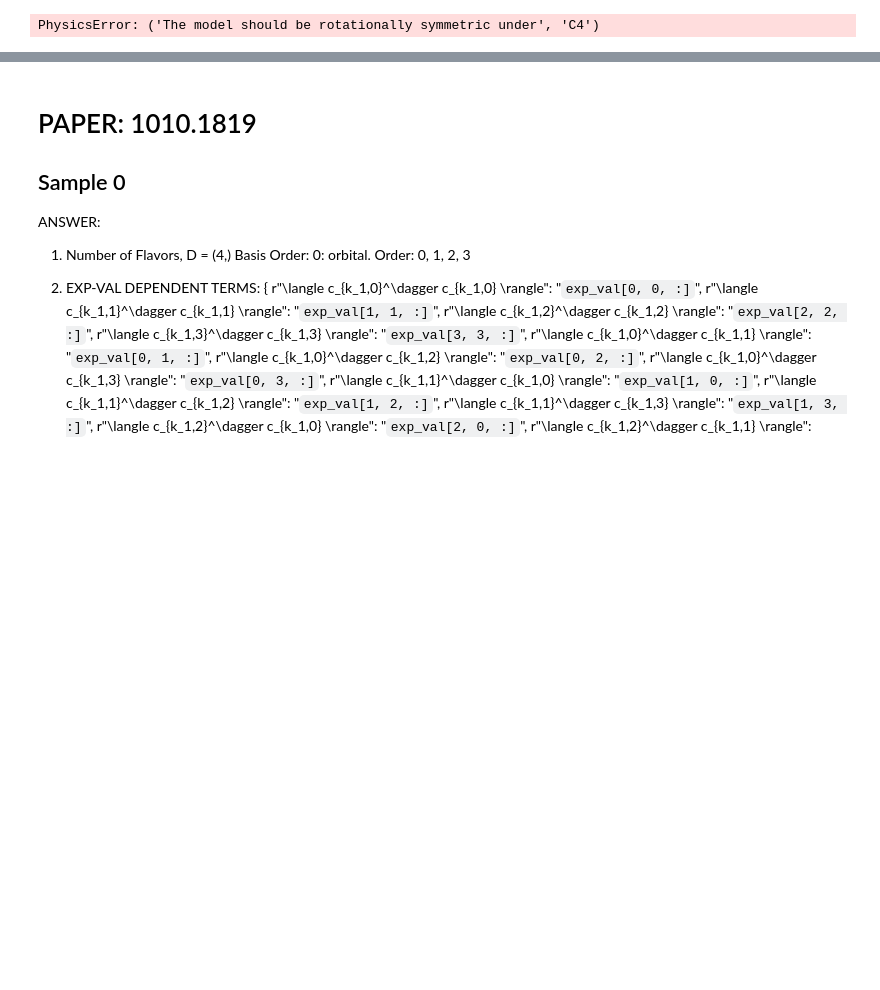
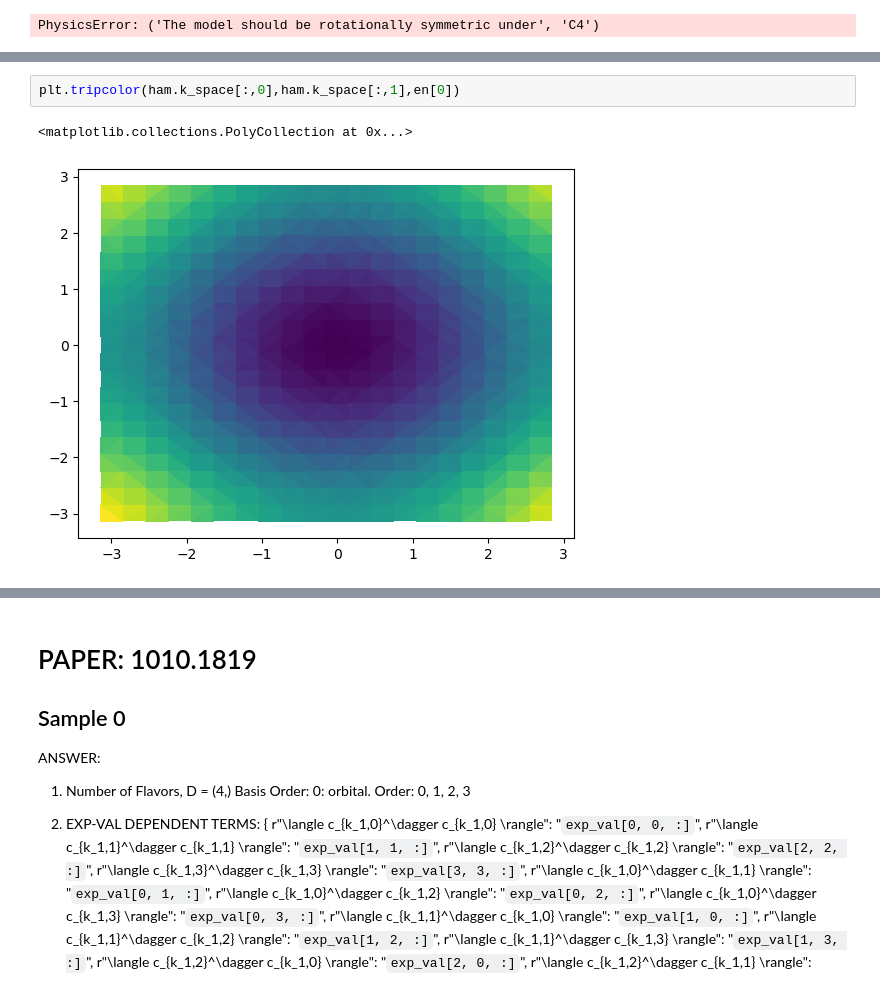
Before and after one commit to hainingpan/HartreeFock_GPT, a Jupyter notebook: test_coding/Dataset_v1_Outputs.ipynb, the cells around one changed output, grey strips where cells are left out. Cells and saved outputs as stored; diff of their text form; blank space fills up the shorter version.

```diff
--- a/test_coding/Dataset_v1_Outputs.ipynb
+++ b/test_coding/Dataset_v1_Outputs.ipynb
@@ -711,0 +736,5 @@ PhysicsError: ('The model should be rotationally symmetric under', 'C4')
+# %%
+plt.tripcolor(ham.k_space[:,0],ham.k_space[:,1],en[0])
+# %% [output]
+<matplotlib.collections.PolyCollection at 0x...>
+[figure, added]
```
Also changed, not shown: parts of 14 cells of this notebook, 2 other files.
